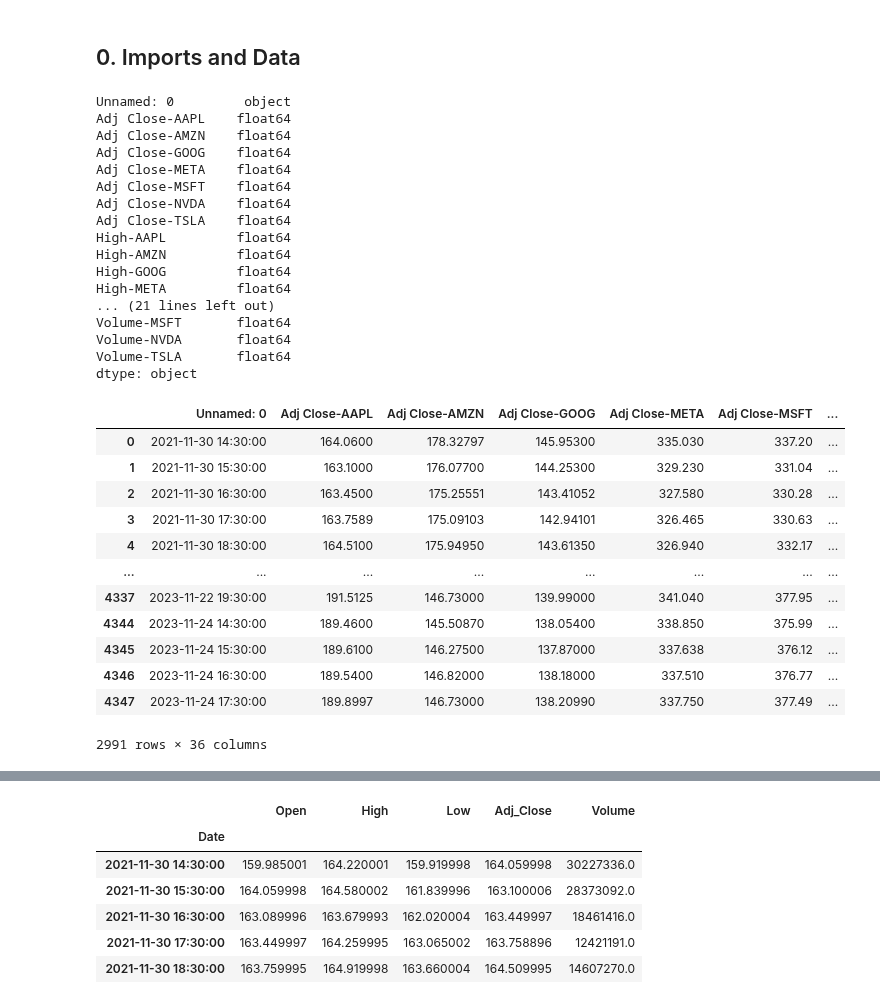
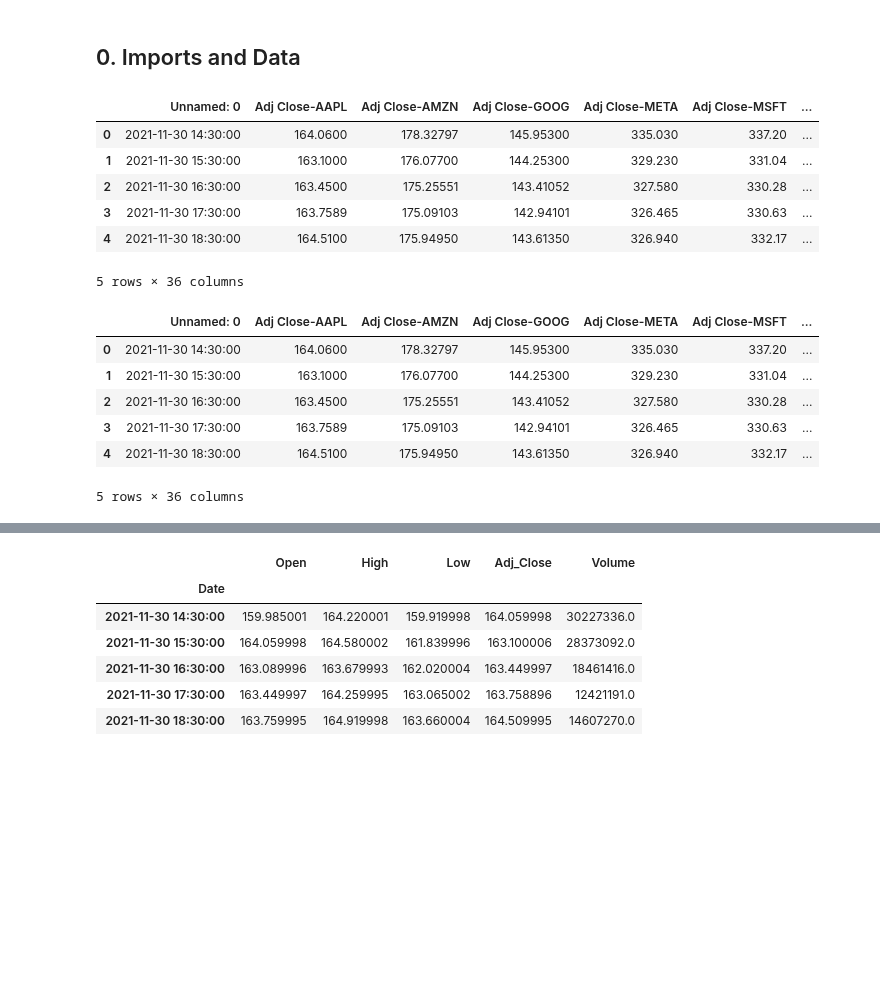
Before and after one commit to LeodeN2000/Financial_Trend_Forecasting, a Jupyter notebook: notebooks/Technical_Indicators/Technical_Indicators.ipynb, the cells around one changed output, grey strips where cells are left out. Drawn from its saved outputs; the diff is of its cells as text; code cells hidden in the pictures; blank space fills up the shorter version.

```diff
--- a/notebooks/Technical_Indicators/Technical_Indicators.ipynb
+++ b/notebooks/Technical_Indicators/Technical_Indicators.ipynb
@@ -10,25 +11,15 @@ from sklearn.model_selection import train_test_split
 # %%
 data = pd.read_csv("cleaned_data-from 20211130 to 20231122-v02.csv")
 # %%
-data.dtypes
+data.head()
 # %% [output]
+|  | Unnamed: 0 | Adj Close-AAPL | Adj Close-AMZN | Adj Close-GOOG | Adj Close-META | Adj Close-MSFT | ... |
+| 0 | 2021-11-30 14:30:00 | 164.0600 | 178.32797 | 145.95300 | 335.030 | 337.20 | ... |
+| 1 | 2021-11-30 15:30:00 | 163.1000 | 176.07700 | 144.25300 | 329.230 | 331.04 | ... |
+| 2 | 2021-11-30 16:30:00 | 163.4500 | 175.25551 | 143.41052 | 327.580 | 330.28 | ... |
+| 3 | 2021-11-30 17:30:00 | 163.7589 | 175.09103 | 142.94101 | 326.465 | 330.63 | ... |
+| 4 | 2021-11-30 18:30:00 | 164.5100 | 175.94950 | 143.61350 | 326.940 | 332.17 | ... |
-Unnamed: 0         object
-Adj Close-AAPL    float64
-Adj Close-AMZN    float64
-Adj Close-GOOG    float64
-Adj Close-META    float64
-Adj Close-MSFT    float64
-Adj Close-NVDA    float64
-Adj Close-TSLA    float64
-High-AAPL         float64
-High-AMZN         float64
-High-GOOG         float64
-High-META         float64
-... (21 lines left out)
-Volume-MSFT       float64
-Volume-NVDA       float64
-Volume-TSLA       float64
-dtype: object
+5 rows × 36 columns
 # %%
 df = data.copy()
 # %%
@@ -48,21 +39,15 @@ def drop_nan_rows(df):
     return df
 # %%
 df = drop_nan_rows(df)
-df
+df.head()
 # %% [output]
 |  | Unnamed: 0 | Adj Close-AAPL | Adj Close-AMZN | Adj Close-GOOG | Adj Close-META | Adj Close-MSFT | ... |
 | 0 | 2021-11-30 14:30:00 | 164.0600 | 178.32797 | 145.95300 | 335.030 | 337.20 | ... |
 | 1 | 2021-11-30 15:30:00 | 163.1000 | 176.07700 | 144.25300 | 329.230 | 331.04 | ... |
 | 2 | 2021-11-30 16:30:00 | 163.4500 | 175.25551 | 143.41052 | 327.580 | 330.28 | ... |
 | 3 | 2021-11-30 17:30:00 | 163.7589 | 175.09103 | 142.94101 | 326.465 | 330.63 | ... |
 | 4 | 2021-11-30 18:30:00 | 164.5100 | 175.94950 | 143.61350 | 326.940 | 332.17 | ... |
-| ... | ... | ... | ... | ... | ... | ... | ... |
-| 4337 | 2023-11-22 19:30:00 | 191.5125 | 146.73000 | 139.99000 | 341.040 | 377.95 | ... |
-| 4344 | 2023-11-24 14:30:00 | 189.4600 | 145.50870 | 138.05400 | 338.850 | 375.99 | ... |
-| 4345 | 2023-11-24 15:30:00 | 189.6100 | 146.27500 | 137.87000 | 337.638 | 376.12 | ... |
-| 4346 | 2023-11-24 16:30:00 | 189.5400 | 146.82000 | 138.18000 | 337.510 | 376.77 | ... |
-| 4347 | 2023-11-24 17:30:00 | 189.8997 | 146.73000 | 138.20990 | 337.750 | 377.49 | ... |
-2991 rows × 36 columns
+5 rows × 36 columns
 # %%
 def data_formating(df, Date_column, Open_column, High_column, Low_column, Adj_Close_column, Volume_column):
     """
```
Also changed, not shown: parts of 19 cells of this notebook.
